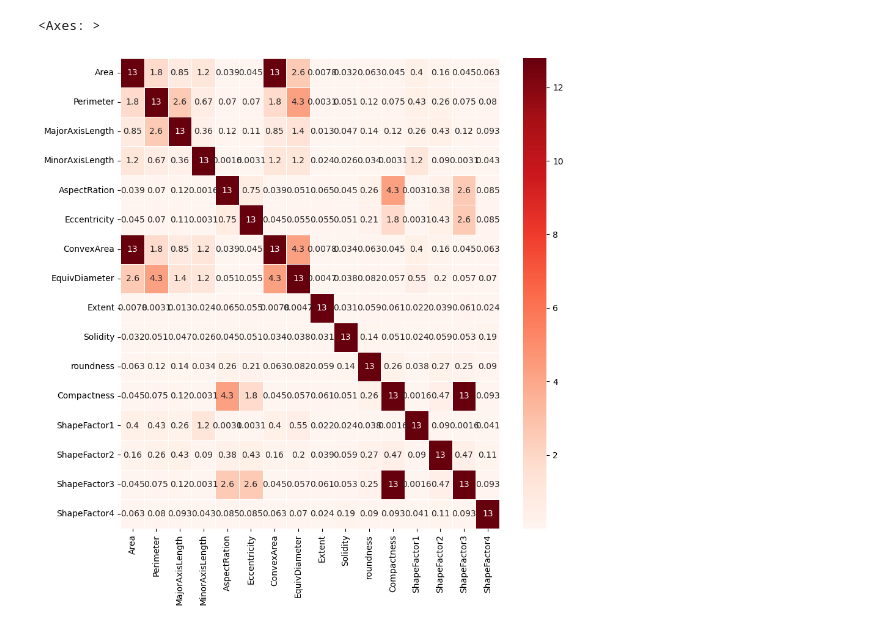
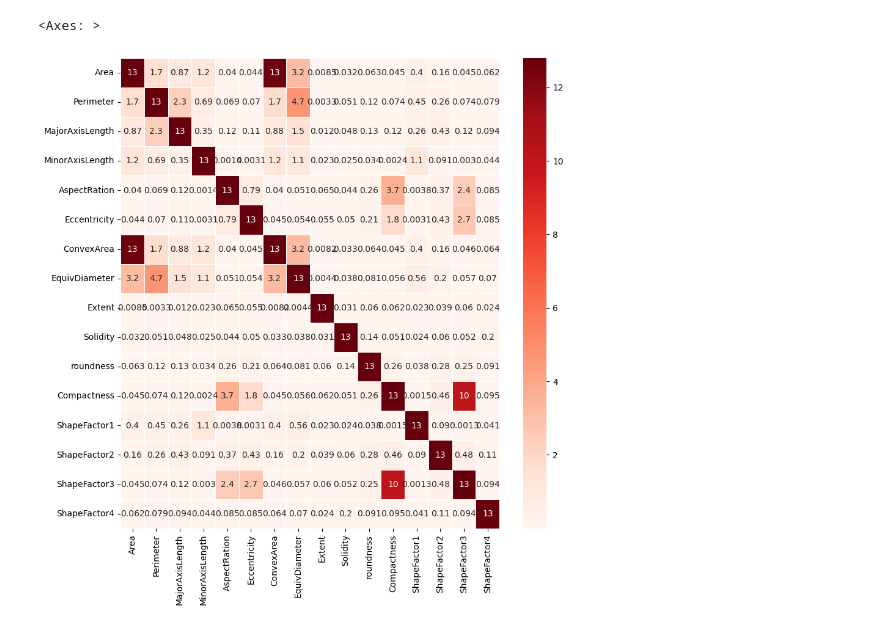
Before and after one commit to samuponz/drybeans, a Jupyter notebook: DM.ipynb, the cells around one changed output. Saved outputs shown, nothing was run; the diff lists cells and outputs as text; code cells hidden in the pictures.

```diff
--- a/DM.ipynb
+++ b/DM.ipynb
@@ -48,19 +50,19 @@ df = pd.read_excel("DryBeanDataset/Dry_Bean_Dataset.xlsx")
 # %%
 # CORRELATION
 # Note: Area and ConvexArea are perfectly correlated: we already noticed that mathematically one is the square root of the other.
 # Note: Compactness and Shape Factor 3 are perfectly correlated
 # Proposition: Erase ConvexArea and Shape Factor 3
 
 fig, ax = plt.subplots(figsize=(10,10))
-CORR_MAP = df.corr().round(2)
+CORR_MAP = df.corr(numeric_only = True)
 Steepness = 10.0
 ModIn1 = 2.01
 if ModIn1 < 2.0 :
     ModIn1 = 2.0
 HIGH_CORR = (np.tan((np.pi/ModIn1) * np.abs(CORR_MAP)) * (1 / Steepness)) #LOW INFORMATION
 LOW_CORR  = (np.tan((np.pi/ModIn1) * (1 - np.abs(CORR_MAP))) * (1 / Steepness)) #HIGH INFORMATION
 
 sns.heatmap( HIGH_CORR ,annot=True,linewidths=.5, ax=ax, cmap='Reds')
 # %% [output]
 <Axes: >
-[figure, old version]
+[figure, new version]
```
Also changed, not shown: parts of 1 cell of this notebook, 1 other file.
